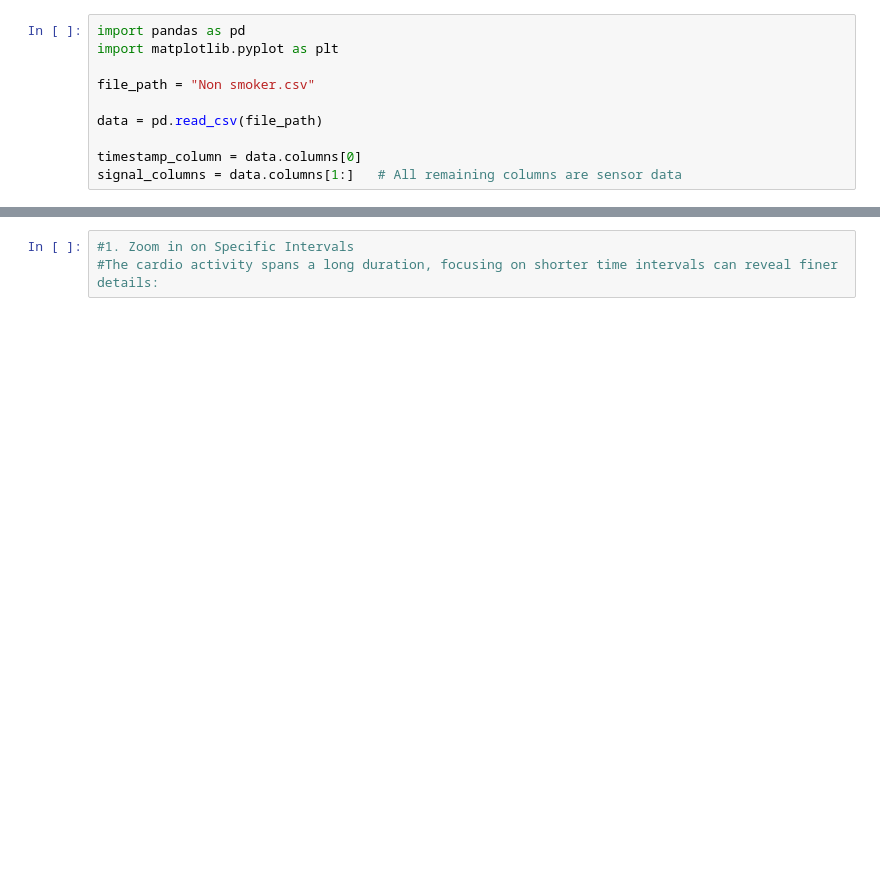
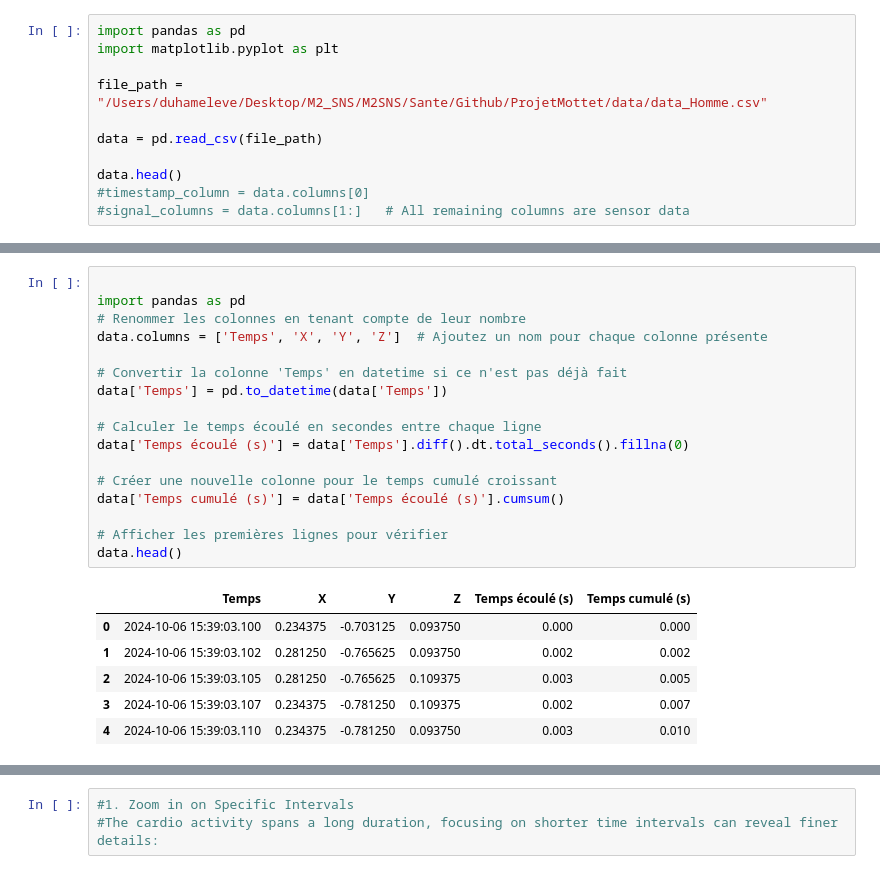
Before and after one commit to leyah-sa/AX3-Project, a Jupyter notebook: notebooks/Non_smoker_analysis.ipynb, the cells around one changed output, grey strips where cells are left out. Drawn from its saved outputs; the diff is of its cells as text; blank space fills up the shorter version.

```diff
--- a/notebooks/Non_smoker_analysis.ipynb
+++ b/notebooks/Non_smoker_analysis.ipynb
@@ -20,9 +21,10 @@ Note: you may need to restart the kernel to use updated packages.
 import pandas as pd
 import matplotlib.pyplot as plt
 
-file_path = "Non smoker.csv"
+file_path = "/Users/duhameleve/Desktop/M2_SNS/M2SNS/Sante/Github/ProjetMottet/data/data_Homme.csv"
 
 data = pd.read_csv(file_path)
 
-timestamp_column = data.columns[0]
-signal_columns = data.columns[1:]   # All remaining columns are sensor data
+data.head()
+#timestamp_column = data.columns[0]
+#signal_columns = data.columns[1:]   # All remaining columns are sensor data
@@ -28,0 +44,24 @@ signal_columns = data.columns[1:]   # All remaining columns are sensor data
+# %%
+
+import pandas as pd
+# Renommer les colonnes en tenant compte de leur nombre
+data.columns = ['Temps', 'X', 'Y', 'Z']  # Ajoutez un nom pour chaque colonne présente
+
+# Convertir la colonne 'Temps' en datetime si ce n'est pas déjà fait
+data['Temps'] = pd.to_datetime(data['Temps'])
+
+# Calculer le temps écoulé en secondes entre chaque ligne
+data['Temps écoulé (s)'] = data['Temps'].diff().dt.total_seconds().fillna(0)
+
+# Créer une nouvelle colonne pour le temps cumulé croissant
+data['Temps cumulé (s)'] = data['Temps écoulé (s)'].cumsum()
+
+# Afficher les premières lignes pour vérifier
+data.head()
+# %% [output]
+|  | Temps | X | Y | Z | Temps écoulé (s) | Temps cumulé (s) |
+| 0 | 2024-10-06 15:39:03.100 | 0.234375 | -0.703125 | 0.093750 | 0.000 | 0.000 |
+| 1 | 2024-10-06 15:39:03.102 | 0.281250 | -0.765625 | 0.093750 | 0.002 | 0.002 |
+| 2 | 2024-10-06 15:39:03.105 | 0.281250 | -0.765625 | 0.109375 | 0.003 | 0.005 |
+| 3 | 2024-10-06 15:39:03.107 | 0.234375 | -0.781250 | 0.109375 | 0.002 | 0.007 |
+| 4 | 2024-10-06 15:39:03.110 | 0.234375 | -0.781250 | 0.093750 | 0.003 | 0.010 |
```
Also changed, not shown: parts of 11 cells of this notebook, 1 other file.
